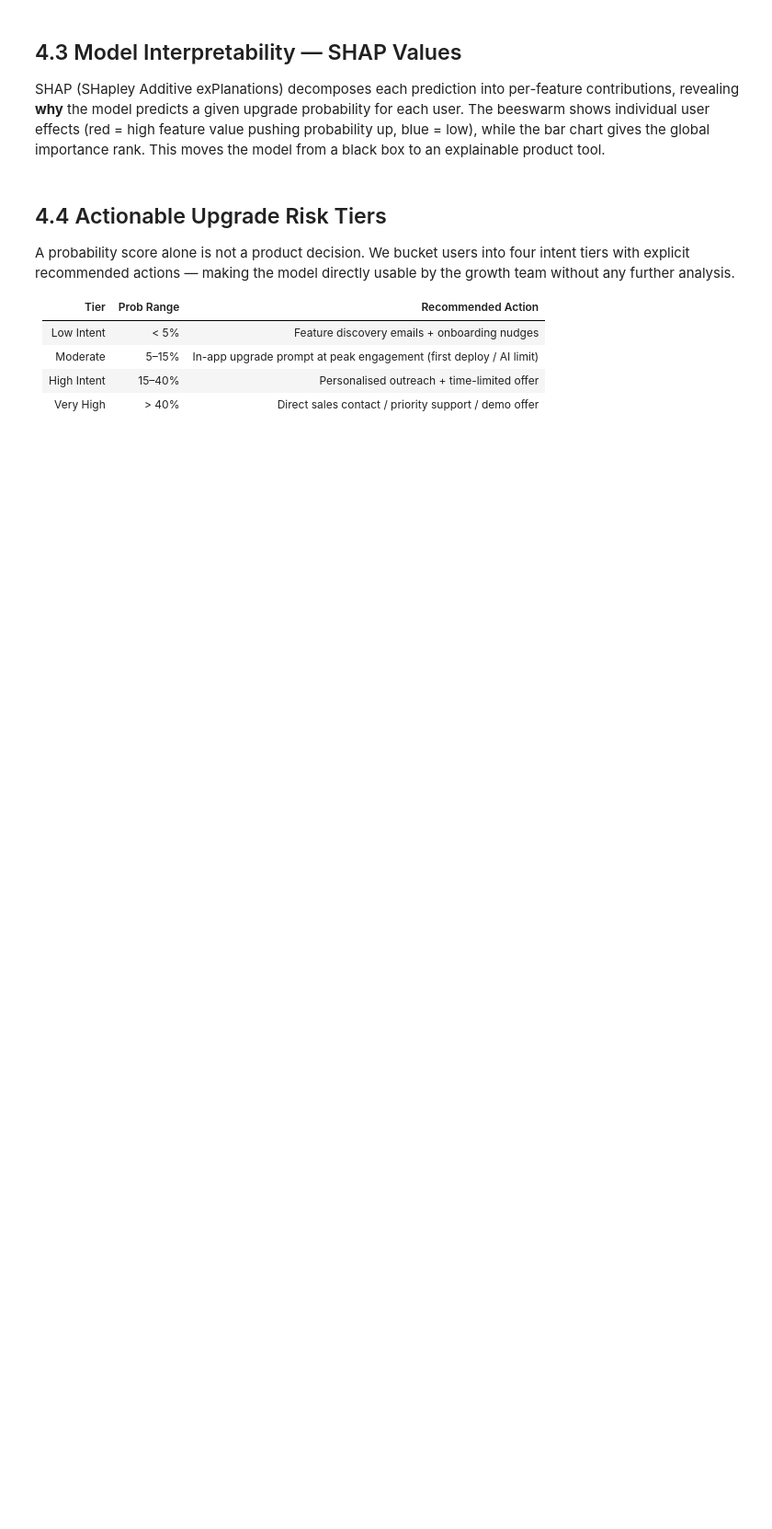
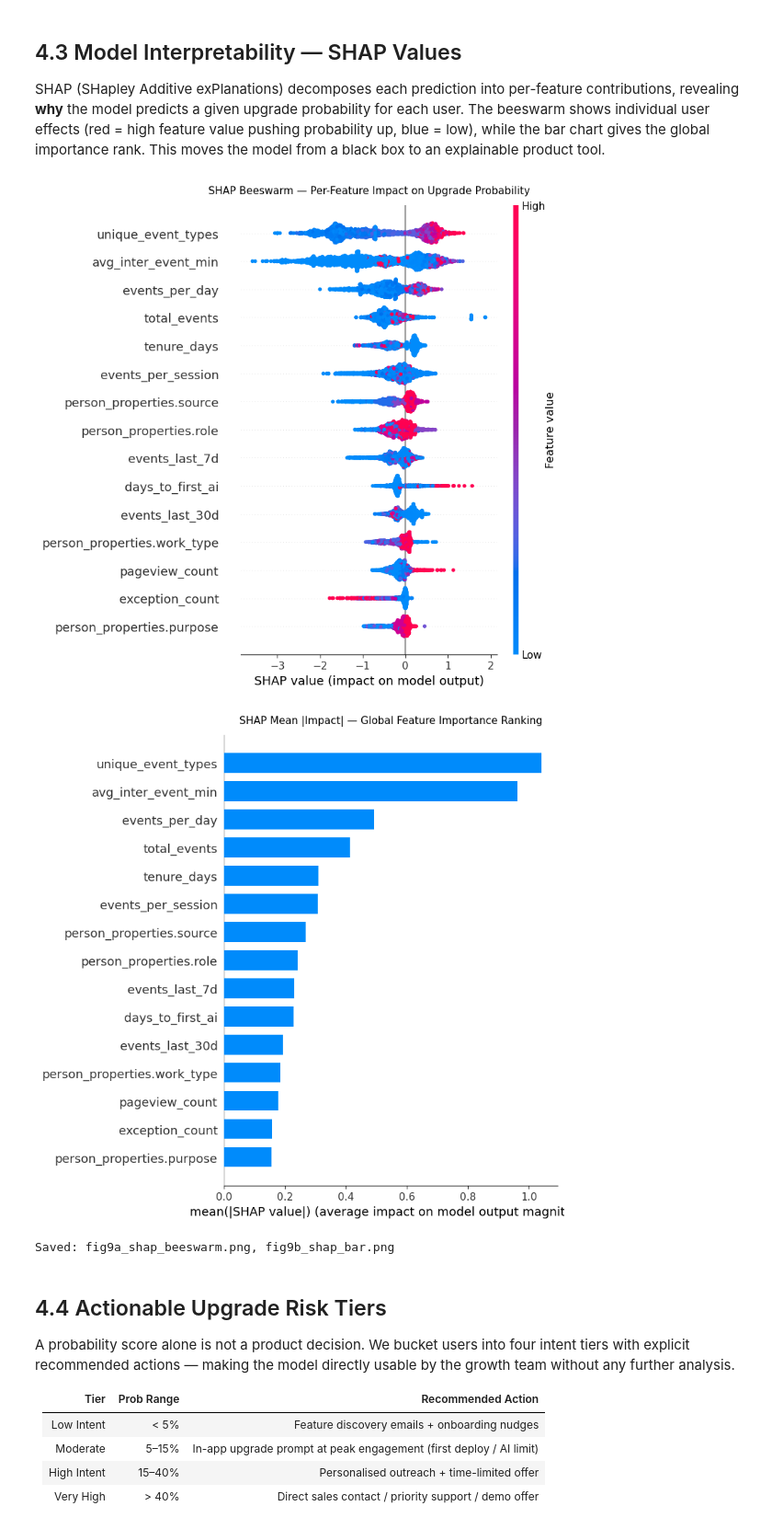
Before and after one commit to z-anxprincex1/zerve-odsc-datathon-2026, a Jupyter notebook: t1.ipynb, the cells around one changed output. Shown at 92% size. Drawn from its saved outputs; the diff is of its cells as text; code cells hidden in the pictures; blank space fills up the shorter version.

```diff
--- a/t1.ipynb
+++ b/t1.ipynb
@@ -739,32 +796,38 @@ for feat, imp in feat_imp.head(10).items():
 
 SHAP (SHapley Additive exPlanations) decomposes each prediction into per-feature contributions, revealing **why** the model predicts a given upgrade probability for each user. The beeswarm shows individual user effects (red = high feature value pushing probability up, blue = low), while the bar chart gives the global importance rank. This moves the model from a black box to an explainable product tool.
 # %%
-# ── Figure 9: SHAP Values — Model Interpretability ───────────────────────────
+# ── Figure 9: SHAP Values — Model Interpretability ─────────────────────────────
+import xgboost as xgb
 import shap
+import numpy as np
 
-# TreeExplainer is exact and fast for gradient boosted trees
-explainer = shap.TreeExplainer(models[-1])
-X_shap    = X.sample(min(3000, len(X)), random_state=42)
-shap_vals = explainer.shap_values(X_shap)
+X_shap = X.sample(min(3000, len(X)), random_state=42)
+model = models[-1]
 
-# XGBoost binary: shap_values may be [neg_class, pos_class] or just pos_class
-sv = shap_vals[1] if isinstance(shap_vals, list) else shap_vals
+# XGBoost-native SHAP values
+dmat = xgb.DMatrix(X_shap, feature_names=list(X_shap.columns))
+contribs = model.get_booster().predict(dmat, pred_contribs=True)
 
-# Beeswarm: shows direction and magnitude per user
+# Last column is the bias/base value, not a feature SHAP value
+sv = contribs[:, :-1]
+
 plt.figure(figsize=(10, 8))
 shap.summary_plot(sv, X_shap, show=False, max_display=15)
 plt.title("SHAP Beeswarm — Per-Feature Impact on Upgrade Probability", fontsize=11, pad=12)
-plt.savefig("reports/fig9a_shap_beeswarm.png", dpi=120, bbox_inches='tight')
+plt.savefig("reports/fig9a_shap_beeswarm.png", dpi=120, bbox_inches="tight")
 plt.show()
 
-# Bar: global mean absolute SHAP (clean rank for presentation)
 plt.figure(figsize=(9, 6))
-shap.summary_plot(sv, X_shap, plot_type='bar', show=False, max_display=15)
+shap.summary_plot(sv, X_shap, plot_type="bar", show=False, max_display=15)
 plt.title("SHAP Mean |Impact| — Global Feature Importance Ranking", fontsize=11, pad=12)
-plt.savefig("reports/fig9b_shap_bar.png", dpi=120, bbox_inches='tight')
+plt.savefig("reports/fig9b_shap_bar.png", dpi=120, bbox_inches="tight")
 plt.show()
 
 print("Saved: fig9a_shap_beeswarm.png, fig9b_shap_bar.png")
+# %% [output]
+[figure, added]
+[figure, added]
+Saved: fig9a_shap_beeswarm.png, fig9b_shap_bar.png
 # %% [markdown]
 ## 4.4 Actionable Upgrade Risk Tiers
 
```
Also changed, not shown: parts of 25 cells of this notebook, 7 other files.
